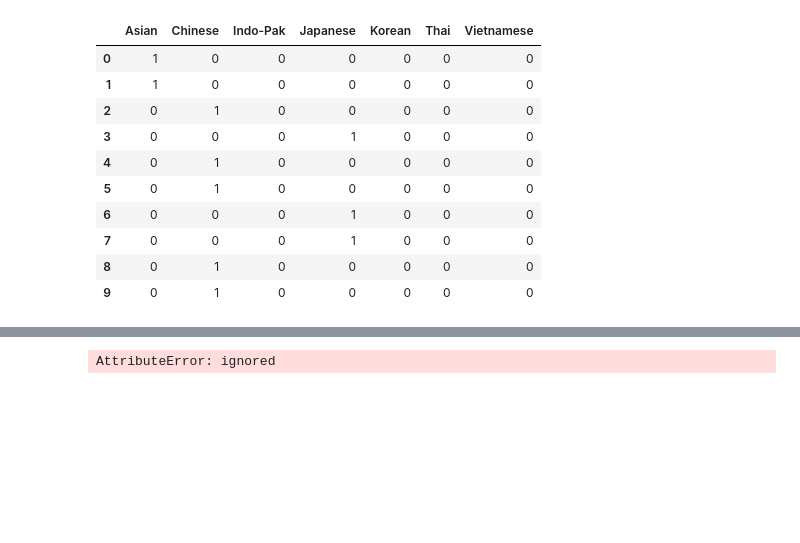
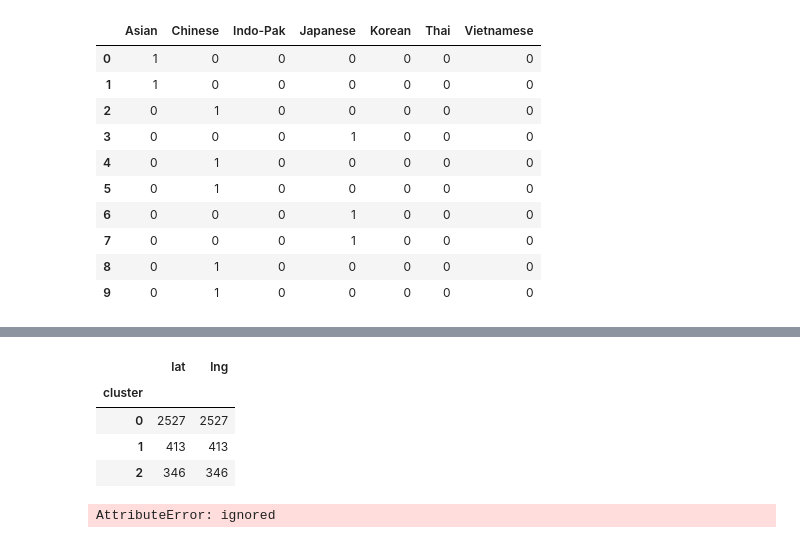
Before and after one commit to JamesDCage/Final-Week-0, a Jupyter notebook: Extracting_Data_from_Foursquare.ipynb, the cells around one changed output, grey strips where cells are left out. Cells and saved outputs as stored; diff of their text form; code cells hidden in the pictures; blank space fills up the shorter version.

```diff
--- a/Extracting_Data_from_Foursquare.ipynb
+++ b/Extracting_Data_from_Foursquare.ipynb
@@ -734,3 +748,11 @@ FileNotFoundError: ignored
+# %%
+georgia_clustering.groupby(['cluster']).count()
+# %% [output]
+|  | lat | lng |
+| cluster |  |  |
+| 0 | 2527 | 2527 |
+| 1 | 413 | 413 |
+| 2 | 346 | 346 |
 # %%
 set(df_georgia[df_georgia['categories'].isin(['Asian Restaurant'])]['name'])
 # %%
```
Also changed, not shown: parts of 18 cells of this notebook, 1 other file.
